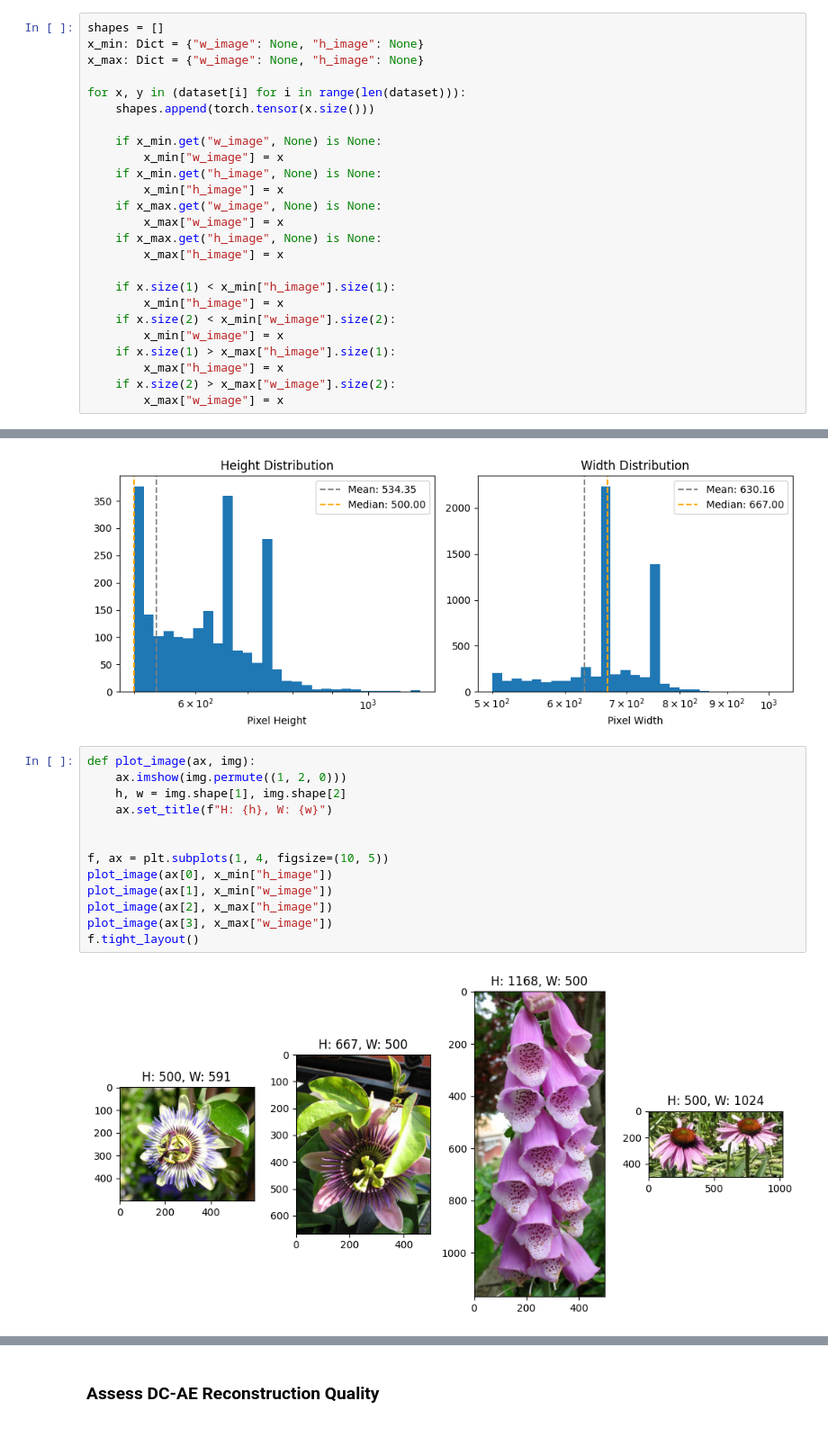
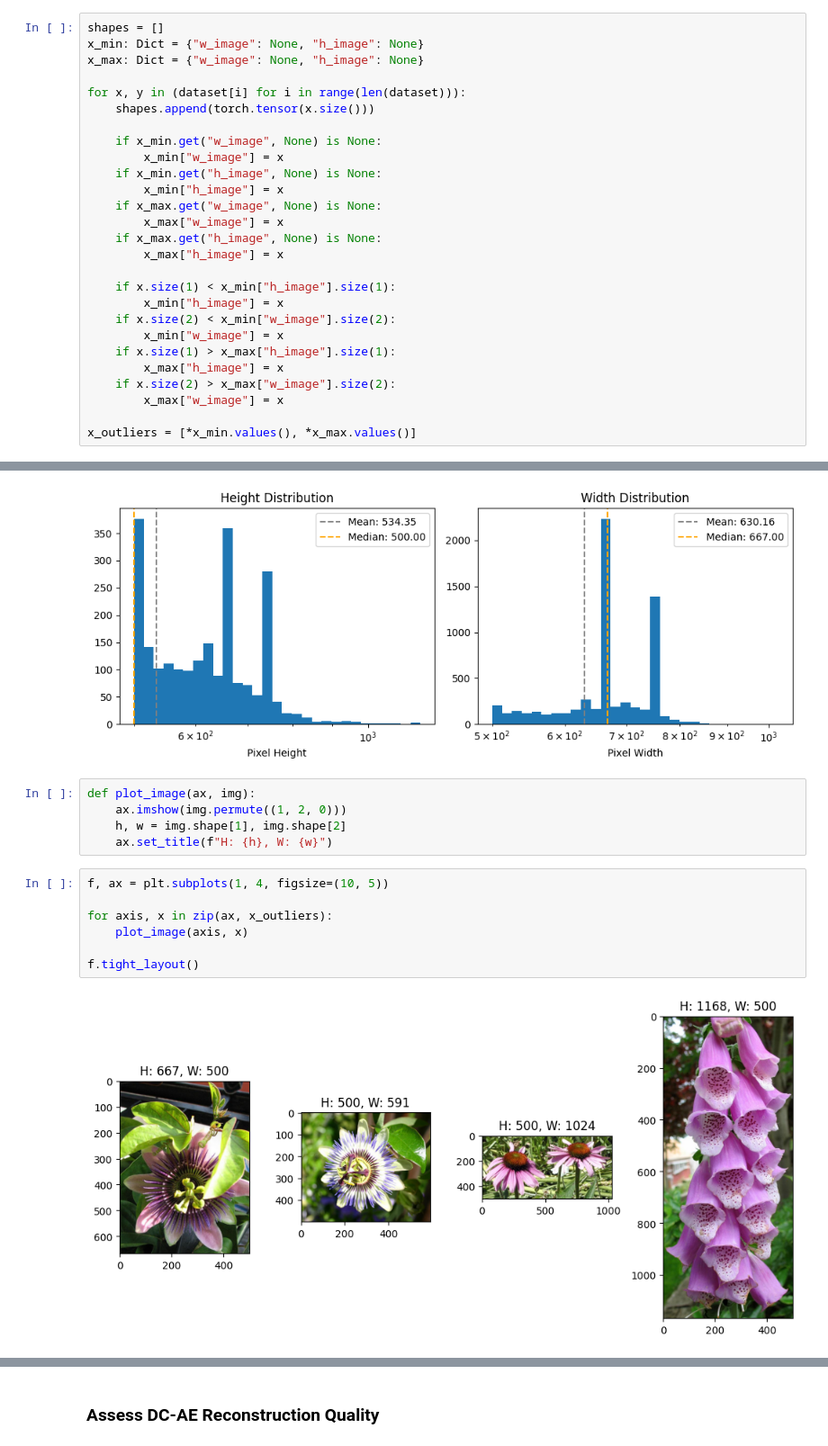
Before and after one commit to fusedbloxxer/flow-matching, a Jupyter notebook: workspaces/flow_flowers/notebook/viz_vae.ipynb, the cells around one changed output, grey strips where cells are left out. Shown at 90% size. Cells and saved outputs as stored; diff of their text form.

```diff
--- a/workspaces/flow_flowers/notebook/viz_vae.ipynb
+++ b/workspaces/flow_flowers/notebook/viz_vae.ipynb
@@ -85,6 +84,8 @@ for x, y in (dataset[i] for i in range(len(dataset))):
         x_max["h_image"] = x
     if x.size(2) > x_max["w_image"].size(2):
         x_max["w_image"] = x
+
+x_outliers = [*x_min.values(), *x_max.values()]
 # %%
 shapes: Tensor = einops.rearrange(shapes, "b s -> b s")
 
@@ -126,18 +127,17 @@ plt.tight_layout()
 plt.show()
 # %% [output]
 [figure]
+# %%
+def plot_image(ax, img):
+    ax.imshow(img.permute((1, 2, 0)))
+    h, w = img.shape[1], img.shape[2]
+    ax.set_title(f"H: {h}, W: {w}")
 # %%
-def plot_image(ax, img):
-    ax.imshow(img.permute((1, 2, 0)))
-    h, w = img.shape[1], img.shape[2]
-    ax.set_title(f"H: {h}, W: {w}")
+f, ax = plt.subplots(1, 4, figsize=(10, 5))
 
+for axis, x in zip(ax, x_outliers):
+    plot_image(axis, x)
 
-f, ax = plt.subplots(1, 4, figsize=(10, 5))
-plot_image(ax[0], x_min["h_image"])
-plot_image(ax[1], x_min["w_image"])
-plot_image(ax[2], x_max["h_image"])
-plot_image(ax[3], x_max["w_image"])
 f.tight_layout()
 # %% [output]
-[figure, old version]
+[figure, new version]
```
Also changed, not shown: parts of 12 cells of this notebook, 4 other files.
